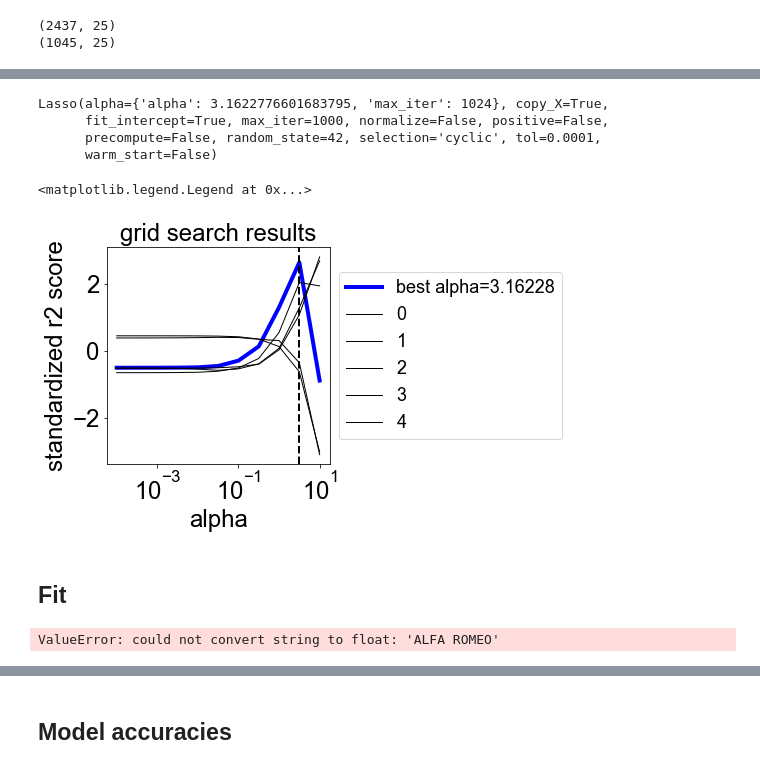
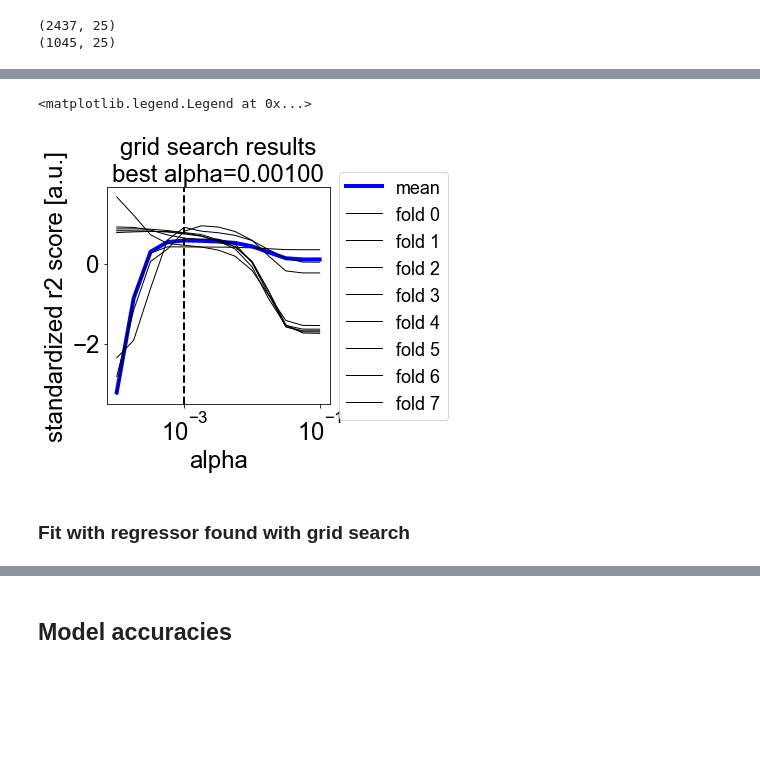
Before and after one commit to r5atom/Saturday-Datascience, a Jupyter notebook: code/predict-price.ipynb, the cells around one changed output, grey strips where cells are left out. Cells and saved outputs as stored; diff of their text form; code cells hidden in the pictures; blank space fills up the shorter version.

```diff
--- a/code/predict-price.ipynb
+++ b/code/predict-price.ipynb
@@ -1163,22 +1141,15 @@ grid_search_alpha = GridSearchCV(
     estimator=pl,
     param_grid=[
         {
-            #'tol': [10**-2],
-            #'max_iter': [2**10],
-            'regressor__columntransformer': 10**(pd.np.linspace(-4,1,11))
+            'regressor__lasso__alpha': 10**(pd.np.linspace(-4,-1,13))
         }
     ],
     cv=8,
     scoring='r2',
-    n_jobs=1,
+    n_jobs=4,
     verbose=10
 )
 
 # Perform grid search
-grid_search_alpha.fit(X_train_processed,y_train)
-
-# Store estimator with best alpha
-#alpha = grid_search_alpha.best_params_['alpha']
-#reg.set_params(alpha=alpha)
-reg = grid_search_alpha.best_estimator_
+grid_search_alpha.fit(X_train,y_train)
 # %% [output]
@@ -1255,33 +1189,29 @@ Lasso(alpha=3.1622776601683795, copy_X=True, fit_intercept=True, max_iter=1024,
-# %%
-pl.get_params()['regressor'].get_params()['lasso'].set_params(alpha = grid_search_alpha.best_params_)
-mlr.get_params()['lasso']
-# %% [output]
-Lasso(alpha={'alpha': 3.1622776601683795, 'max_iter': 1024}, copy_X=True,
-      fit_intercept=True, max_iter=1000, normalize=False, positive=False,
-      precompute=False, random_state=42, selection='cyclic', tol=0.0001,
-      warm_start=False)
 # %%
 # plot search results
+plt.figure(figsize=[4,4])
 
-plt.figure(figsize=[4,4])
-alphas = list(grid_search_alpha.cv_results_['param_alpha'])
+# abscissa
+alphas = list(grid_search_alpha.cv_results_['param_regressor__lasso__alpha'])
+
+# plot mean
 r2_mean = grid_search_alpha.cv_results_['mean_test_score']
+# normalize
 r2_mean = (r2_mean-r2_mean.mean())/r2_mean.std()
-plt.plot(alphas, r2_mean, label='best alpha={:.5f}'.format(grid_search_alpha.best_params_['alpha']), lw=4, color='blue')
-for fold in range(5):
+plt.plot(alphas, r2_mean, label='mean', lw=4, color='blue')
+
+# plot folds
+for fold in range(grid_search_alpha.cv):
     r2_fold = grid_search_alpha.cv_results_['split{:.0f}_test_score'.format(fold)]
+    # normalize
     r2_fold = (r2_fold-r2_fold.mean())/r2_fold.std()
-    plt.plot(alphas, r2_fold, label=fold, lw=1, color='black')
+    plt.plot(alphas, r2_fold, label='fold ' + str(fold), lw=1, color='black')
 
 plt.xscale('log')
 plt.xlabel('alpha')
-plt.ylabel('standardized r2 score')
-plt.axvline(grid_search_alpha.best_params_['alpha'], linewidth=2, linestyle='--', color='k')
-plt.title('grid search results')
+plt.ylabel('standardized r2 score [a.u.]')
+plt.axvline(grid_search_alpha.best_params_['regressor__lasso__alpha'], linewidth=2, linestyle='--', color='k')
+plt.title('grid search results\nbest alpha={:.5f}'.format(grid_search_alpha.best_params_['regressor__lasso__alpha']))
 plt.legend(ncol=1, loc='center left', bbox_to_anchor=(1,0.5))
-# grid_search_alpha.cv_results_
 # %% [output]
 <matplotlib.legend.Legend at 0x...>
-[figure, old version]
+[figure, new version]
-# %% [markdown]
-## Fit
@@ -1297,5 +1218,3 @@ models[model_name].update({'R^2':-1, 'cv R^2': pd.np.array([-1]*8), 'test R^2':
-# %%
-reg.score(X,y)
-# %% [output]
-ValueError: could not convert string to float: 'ALFA ROMEO'
+# %% [markdown]
+### Fit with regressor found with grid search
 # %%
```
Also changed, not shown: parts of 15 cells of this notebook, 5 other files.
